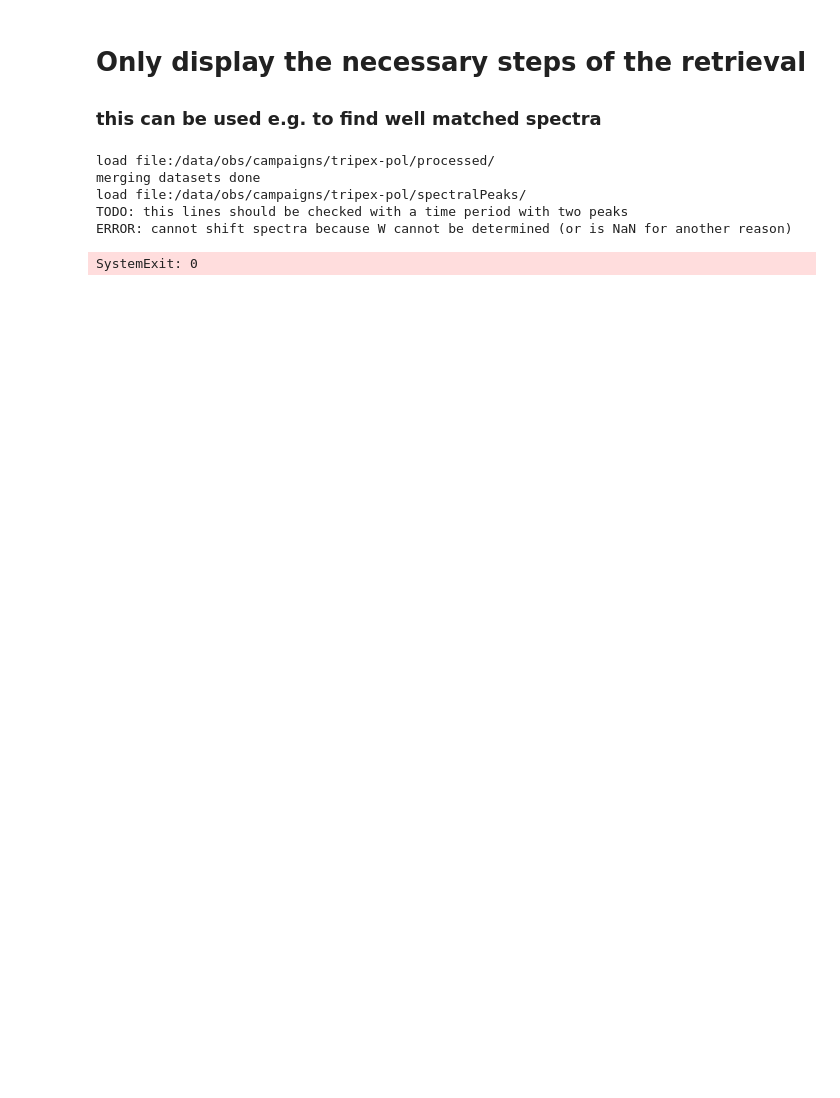
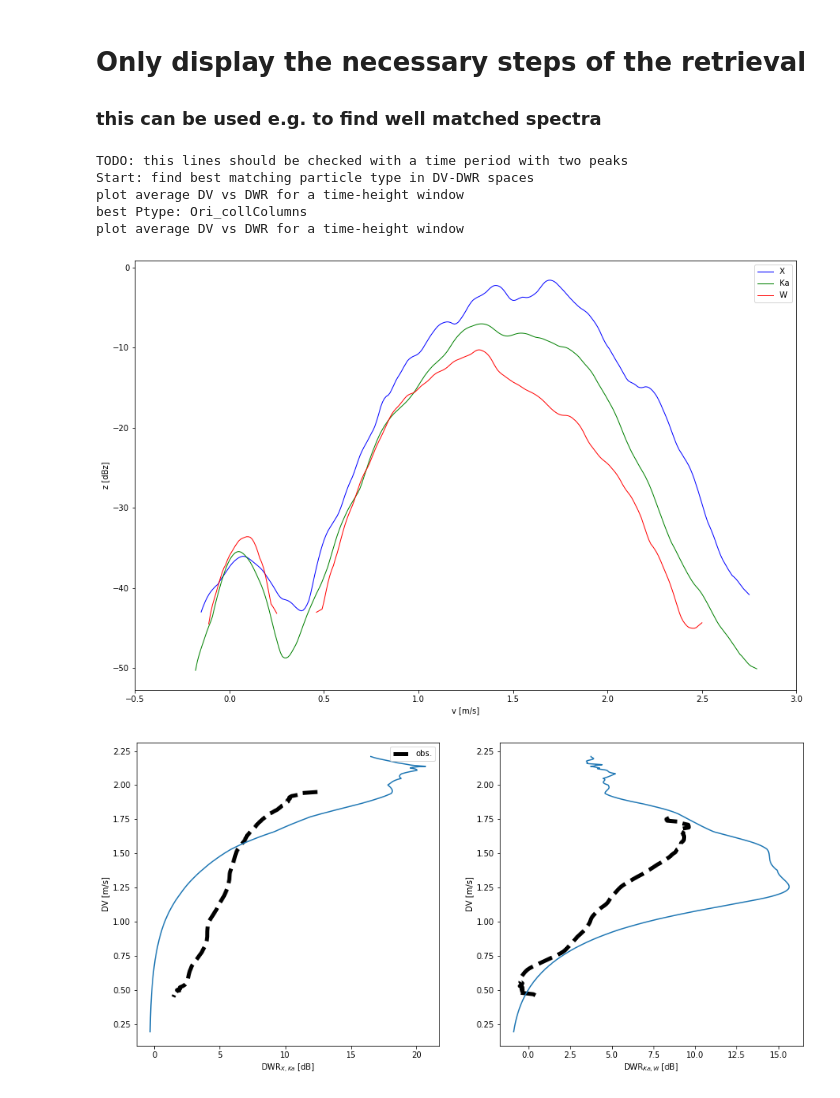
Before and after one commit to OPTIMICe-team/PSDretrieval, a Jupyter notebook: notebooks/compactRetrieval.ipynb, the cells around one changed output. Saved outputs shown, nothing was run; the diff lists cells and outputs as text; code cells hidden in the pictures; blank space fills up the shorter version.

```diff
--- a/notebooks/compactRetrieval.ipynb
+++ b/notebooks/compactRetrieval.ipynb
@@ -14,44 +14,49 @@ warnings.filterwarnings('ignore')
 # %%
 ##load data
 #define time
-date = "20190113"
-time = "06:18:04"
-hcenter=2000 #[m]
+#date = "20190113"
+#time = "06:18:04"
+#hcenter=2000 #[m]
 #load data (this is a window of time and height, which can define by additional input parameters)
-SpecWindow  = pR.loadSpectra(loadSample=False,dataPath="/data/obs/campaigns/tripex-pol/processed/",createSample=True,date=date,time=time,tRange=1,hRange=180,hcenter=hcenter)
+SpecWindow  = pR.loadSpectra() #loadSample=False,dataPath="/data/obs/campaigns/tripex-pol/processed/",createSample=True,date=date,time=time,tRange=1,hRange=180,hcenter=hcenter)
 #load the Spectral Window
-PeaksWindow  = pR.loadPeaks(loadSample=False,dataPath="/data/obs/campaigns/tripex-pol/spectralPeaks/",createSample=True,date=date,time=time,tRange=1,hRange=180,hcenter=hcenter)
+PeaksWindow  = pR.loadPeaks() #loadSample=False,dataPath="/data/obs/campaigns/tripex-pol/spectralPeaks/",createSample=True,date=date,time=time,tRange=1,hRange=180,hcenter=hcenter)
 #load the single spectra
 SpecSingle  = pR.selectSingleTimeHeight(SpecWindow)
 
 ##get vertical wind information from the Spectral data
 SpecWindow = pR.addVerticalWindToSpecWindow(SpecWindow,PeaksWindow)
 SpecSingle  = pR.selectSingleTimeHeight(SpecWindow)
 SpecSingleWshifted  = pR.shiftSpectra(SpecSingle)
 
 ##plot spectra
 fig,ax = plt.subplots(nrows=1,ncols=1,figsize=(15,10))
 ax = pl.plotObsSpectra(SpecSingleWshifted,ax)
 
 ##find best fitting particle type
 #get names of all particle types
 ParticleTypesList    = [*snowScatt.snowLibrary._fileList.keys()] #read https://www.python.org/dev/peps/pep-0448/ for the [*...] formalism
 #ParticleTypesList   = ["vonTerzi_mixcoldend","vonTerzi_mixcoldend_rimed05"]
 #find best fitting particle type
-[bestPartType,orderedListPartType] = rU.findBestFittingPartType(ParticleTypesList,SpecWindow)
+[bestPartType,orderedListPartType] = rU.findBestFittingPartType(ParticleTypesList,SpecWindow,whichDWRsToUse="DWR_Ka_W")
 
 ##plot sDWR vs DV for best fitting particle type
-fig2,axes2 = plt.subplots(nrows=1,ncols=2,figsize=(20,10))
+fig2,axes2 = plt.subplots(nrows=1,ncols=2,figsize=(15,7))
 SpecWindow = pR.cutLowZe(SpecWindow,zeThreshold=-20)
 __ = pl.plotSDWRvsDVobs(SpecWindow,axes2)
 #calculate single-particle properties from snowScatt model
 Zx, Zk, Zw, Dmax, K2, vel = sc.model3fOne(bestPartType)
 DWRxk = Zx - Zk; DWRkw = Zk - Zw
 axes2 = pl.plotSDWRvsDVmodel(vel,DWRxk,DWRkw,axes2,bestPartType)
+#calculate N(vel) and N(D)
+velObs,NumConNorm,DmaxAtObsDVgrid = rU.calculateNumberForEachDVbin(Zk,SpecSingleWshifted.KaSpecH.values,vel,-SpecSingleWshifted.KaSpecH.doppler.values,DmaxModel=Dmax)
+fig3,axes3 = plt.subplots(nrows=1,ncols=2,figsize=(20,10))
+axes = pl.plotNumCon(NumConNorm,axes,[velObs,DmaxAtObsDVgrid*1e3],["vel [m/s]","Dmax [mm]"])
 # %% [output]
-load file:/data/obs/campaigns/tripex-pol/processed/
-merging datasets done
-load file:/data/obs/campaigns/tripex-pol/spectralPeaks/
 TODO: this lines should be checked with a time period with two peaks
-ERROR: cannot shift spectra because W cannot be determined (or is NaN for another reason)
+Start: find best matching particle type in DV-DWR spaces
+plot average DV vs DWR for a time-height window
+best Ptype: Ori_collColumns
+plot average DV vs DWR for a time-height window
-SystemExit: 0
+[figure, added]
+[figure, added]
```
Also changed, not shown: parts of 1 cell of this notebook, 5 other files.
